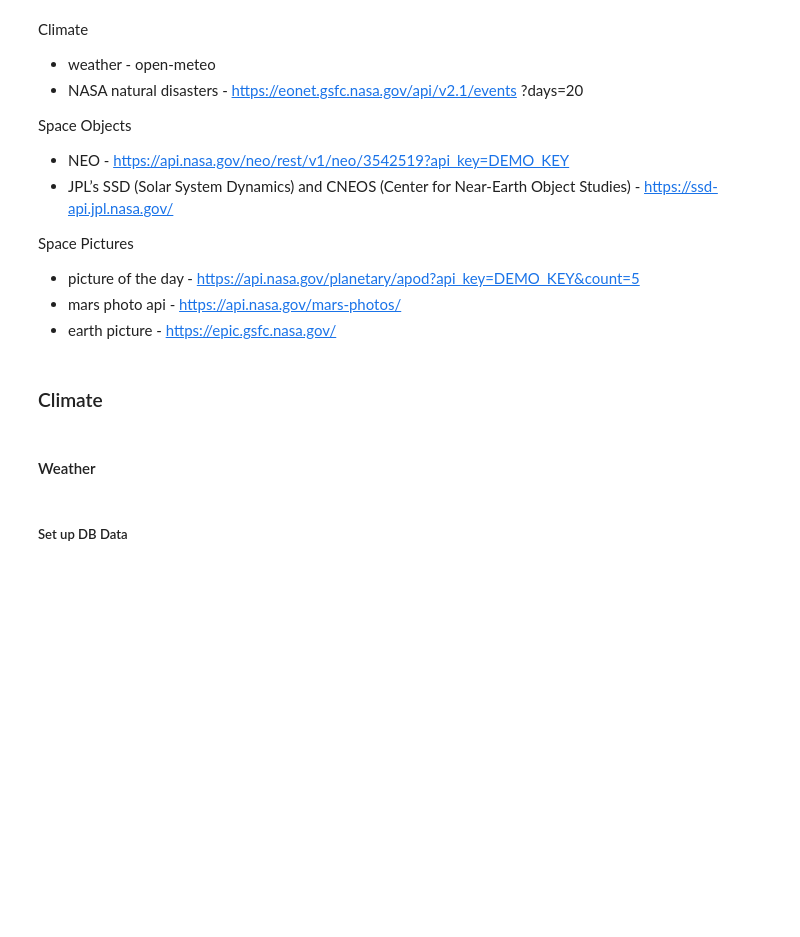
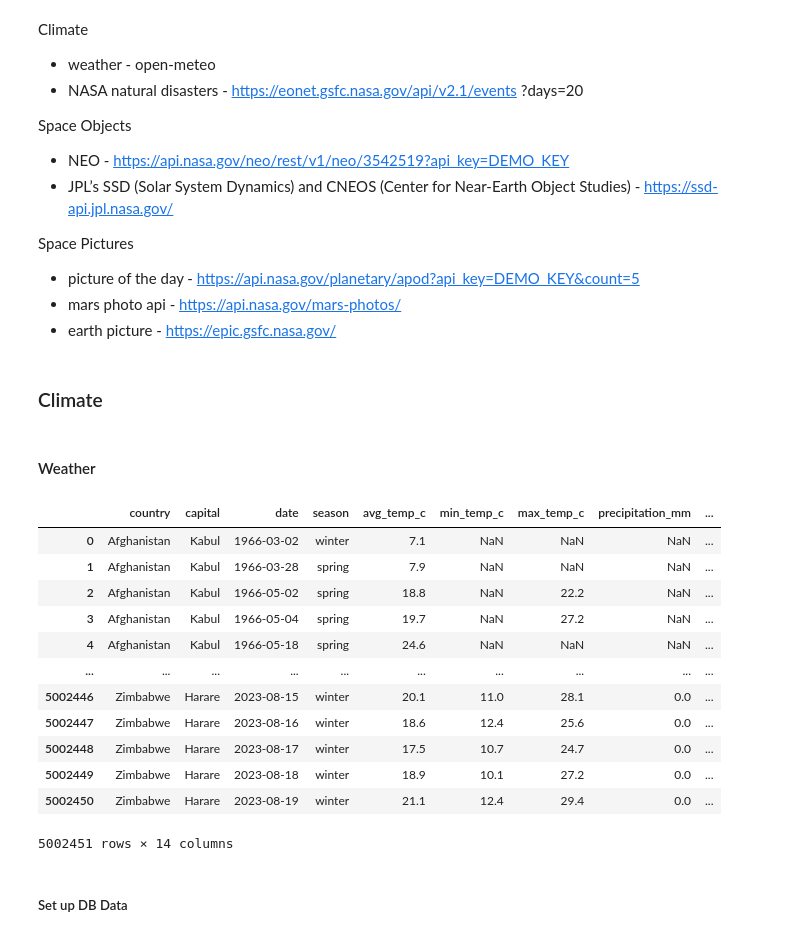
Before and after one commit to joshashton/ETL-environmental-data-app, a Jupyter notebook: DataSetup/CapstoneETL.ipynb, the cells around one changed output. Cells and saved outputs as stored; diff of their text form; code cells hidden in the pictures; blank space fills up the shorter version.

```diff
--- a/DataSetup/CapstoneETL.ipynb
+++ b/DataSetup/CapstoneETL.ipynb
@@ -50,6 +54,25 @@ Space Pictures
 ### Climate
 # %% [markdown]
 #### Weather
+# %%
+df = pd.read_csv('Data/weather.csv')
+df
+# %%
+df
+# %% [output]
+|  | country | capital | date | season | avg_temp_c | min_temp_c | max_temp_c | precipitation_mm | ... |
+| 0 | Afghanistan | Kabul | 1966-03-02 | winter | 7.1 | NaN | NaN | NaN | ... |
+| 1 | Afghanistan | Kabul | 1966-03-28 | spring | 7.9 | NaN | NaN | NaN | ... |
+| 2 | Afghanistan | Kabul | 1966-05-02 | spring | 18.8 | NaN | 22.2 | NaN | ... |
+| 3 | Afghanistan | Kabul | 1966-05-04 | spring | 19.7 | NaN | 27.2 | NaN | ... |
+| 4 | Afghanistan | Kabul | 1966-05-18 | spring | 24.6 | NaN | NaN | NaN | ... |
+| ... | ... | ... | ... | ... | ... | ... | ... | ... | ... |
+| 5002446 | Zimbabwe | Harare | 2023-08-15 | winter | 20.1 | 11.0 | 28.1 | 0.0 | ... |
+| 5002447 | Zimbabwe | Harare | 2023-08-16 | winter | 18.6 | 12.4 | 25.6 | 0.0 | ... |
+| 5002448 | Zimbabwe | Harare | 2023-08-17 | winter | 17.5 | 10.7 | 24.7 | 0.0 | ... |
+| 5002449 | Zimbabwe | Harare | 2023-08-18 | winter | 18.9 | 10.1 | 27.2 | 0.0 | ... |
+| 5002450 | Zimbabwe | Harare | 2023-08-19 | winter | 21.1 | 12.4 | 29.4 | 0.0 | ... |
+5002451 rows × 14 columns
 # %% [markdown]
 ##### Set up DB Data
 # %%
```
Also changed, not shown: parts of 14 cells of this notebook.
